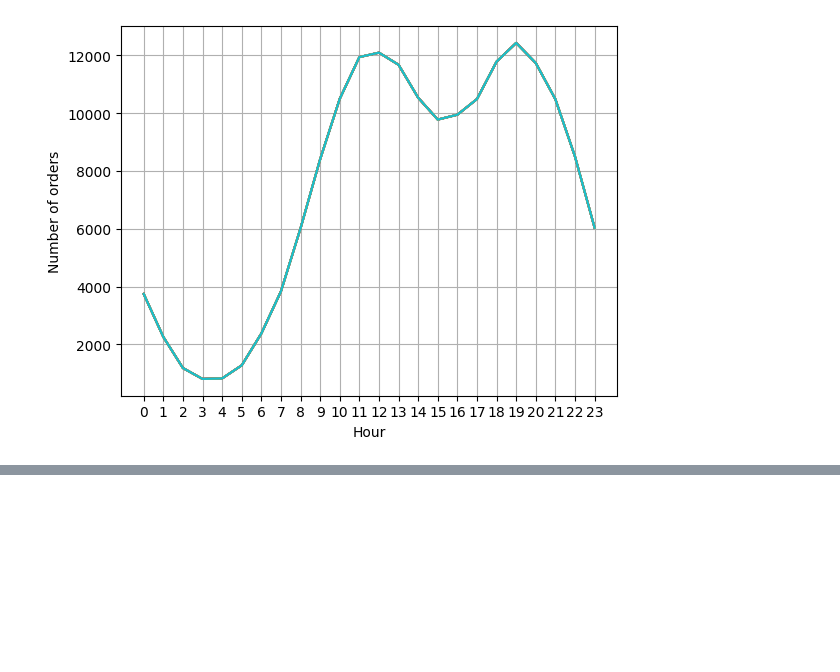
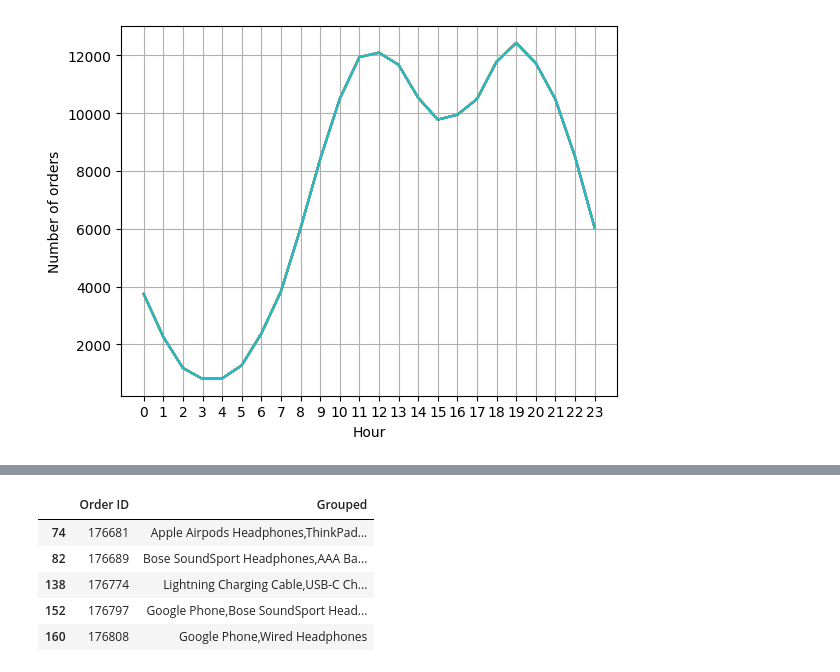
Before and after one commit to marvinraj/all-ai, a Jupyter notebook: all-pandas/projects/real-world-data-science-tasks/analysis.ipynb, the cells around one changed output, grey strips where cells are left out. Saved outputs shown, nothing was run; the diff lists cells and outputs as text; code cells hidden in the pictures; blank space fills up the shorter version.

```diff
--- a/all-pandas/projects/real-world-data-science-tasks/analysis.ipynb
+++ b/all-pandas/projects/real-world-data-science-tasks/analysis.ipynb
@@ -245,0 +277,12 @@ plt.show()
+# %%
+# -- drop all duplicates grouped
+df = df[['Order ID', 'Grouped']].drop_duplicates()
+
+df.head()
+# %% [output]
+|  | Order ID | Grouped |
+| 74 | 176681 | Apple Airpods Headphones,ThinkPad... |
+| 82 | 176689 | Bose SoundSport Headphones,AAA Ba... |
+| 138 | 176774 | Lightning Charging Cable,USB-C Ch... |
+| 152 | 176797 | Google Phone,Bose SoundSport Head... |
+| 160 | 176808 | Google Phone,Wired Headphones |
```
Also changed, not shown: parts of 4 cells of this notebook.
